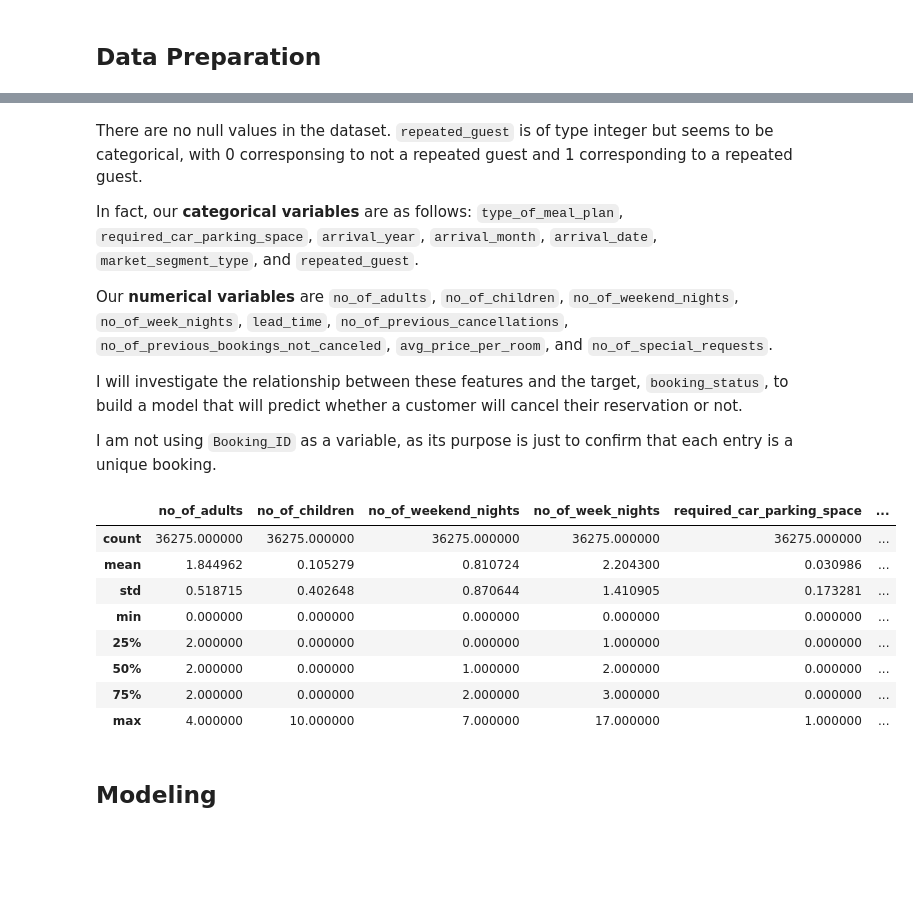
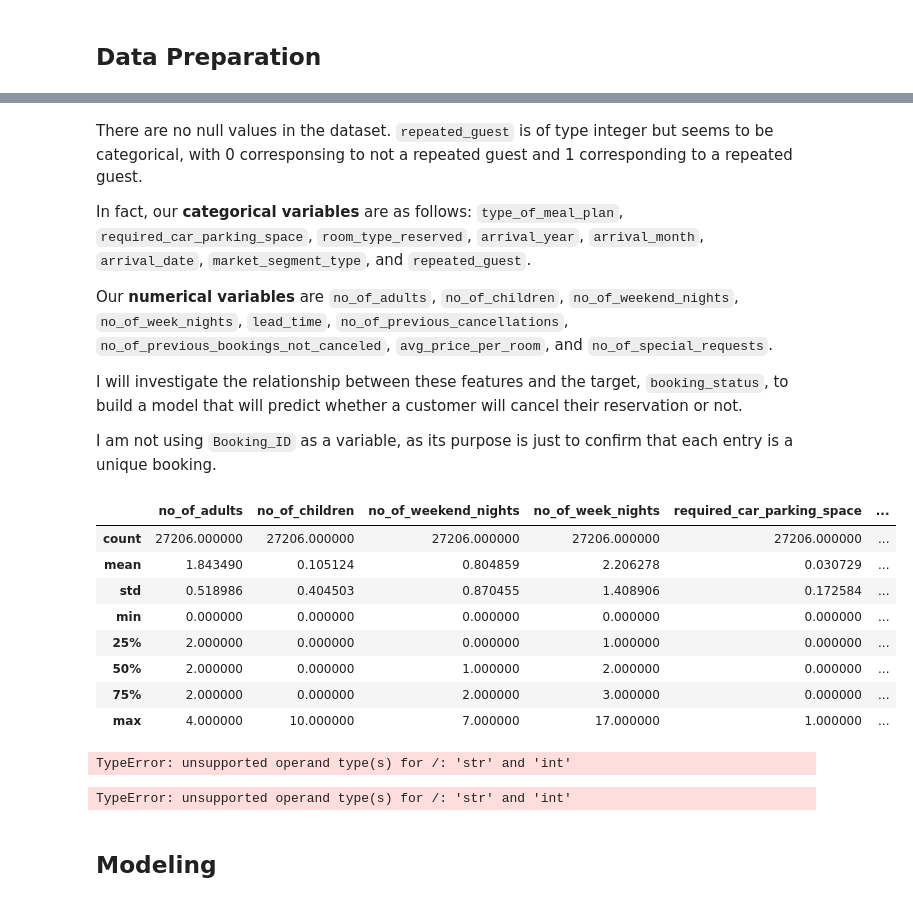
Before and after one commit to scarlettvalentin/hotel_reservations_project, a Jupyter notebook: notebook.ipynb, the cells around one changed output, grey strips where cells are left out. Saved outputs shown, nothing was run; the diff lists cells and outputs as text; code cells hidden in the pictures; blank space fills up the shorter version.

```diff
--- a/notebook.ipynb
+++ b/notebook.ipynb
@@ -67,3 +69,9 @@ data = pd.read_csv('data/hotel_reservations.csv')
+# %%
+from sklearn.model_selection import train_test_split
+
+# Split the data into a train set and a test set using default values where 75% of the data is train and the remaining
+# 25% is the
+train, test = train_test_split(data)
 # %% [markdown]
 ## Data Preparation
 # %%
@@ -100,7 +114,7 @@ memory usage: 5.3+ MB
 # %% [markdown]
 There are no null values in the dataset. `repeated_guest` is of type integer but seems to be categorical, with 0 corresponsing to not a repeated guest and 1 corresponding to a repeated guest.
 
-In fact, our **categorical variables** are as follows: `type_of_meal_plan`, `required_car_parking_space`, `arrival_year`, `arrival_month`, `arrival_date`, `market_segment_type`, and `repeated_guest`.
+In fact, our **categorical variables** are as follows: `type_of_meal_plan`, `required_car_parking_space`, `room_type_reserved`, `arrival_year`, `arrival_month`, `arrival_date`, `market_segment_type`, and `repeated_guest`.
 
 Our **numerical variables** are `no_of_adults`, `no_of_children`, `no_of_weekend_nights`, `no_of_week_nights`, `lead_time`, `no_of_previous_cancellations`, `no_of_previous_bookings_not_canceled`, `avg_price_per_room`, and `no_of_special_requests`.
 
@@ -108,17 +122,35 @@ I will investigate the relationship between these features and the target, `book
 
 I am not using `Booking_ID` as a variable, as its purpose is just to confirm that each entry is a unique booking.
 # %%
-data.describe()
+# Generate descriptive statistics of numerical variables in the train data
+train.describe()
 # %% [output]
 |  | no_of_adults | no_of_children | no_of_weekend_nights | no_of_week_nights | required_car_parking_space | ... |
-| count | 36275.000000 | 36275.000000 | 36275.000000 | 36275.000000 | 36275.000000 | ... |
-| mean | 1.844962 | 0.105279 | 0.810724 | 2.204300 | 0.030986 | ... |
-| std | 0.518715 | 0.402648 | 0.870644 | 1.410905 | 0.173281 | ... |
+| count | 27206.000000 | 27206.000000 | 27206.000000 | 27206.000000 | 27206.000000 | ... |
+| mean | 1.843490 | 0.105124 | 0.804859 | 2.206278 | 0.030729 | ... |
+| std | 0.518986 | 0.404503 | 0.870455 | 1.408906 | 0.172584 | ... |
 | min | 0.000000 | 0.000000 | 0.000000 | 0.000000 | 0.000000 | ... |
 | 25% | 2.000000 | 0.000000 | 0.000000 | 1.000000 | 0.000000 | ... |
 | 50% | 2.000000 | 0.000000 | 1.000000 | 2.000000 | 0.000000 | ... |
 | 75% | 2.000000 | 0.000000 | 2.000000 | 3.000000 | 0.000000 | ... |
 | max | 4.000000 | 10.000000 | 7.000000 | 17.000000 | 1.000000 | ... |
+# %%
+np.corrcoef(data['no_of_adults'], data['booking_status'])
+# %% [output]
+TypeError: unsupported operand type(s) for /: 'str' and 'int'
+# %%
+# List correlations between features target
+target = data['booking_status']
+features = data[['type_of_meal_plan', 'required_car_parking_space', 'room_type_reserved', 'arrival_year',
+                 'arrival_month', 'arrival_date', 'market_segment_type', 'repeated_guest', 'no_of_adults',
+                 'no_of_children', 'no_of_weekend_nights', 'no_of_week_nights', 'lead_time',
+                 'no_of_previous_cancellations', 'no_of_previous_bookings_not_canceled', 'avg_price_per_room',
+                 'no_of_special_requests']]
+
+for feature in features:
+    print(feature, np.corrcoef(data[feature], target))
+# %% [output]
+TypeError: unsupported operand type(s) for /: 'str' and 'int'
 # %% [markdown]
 ## Modeling
 # %% [markdown]
```
Also changed, not shown: parts of 5 cells of this notebook.
